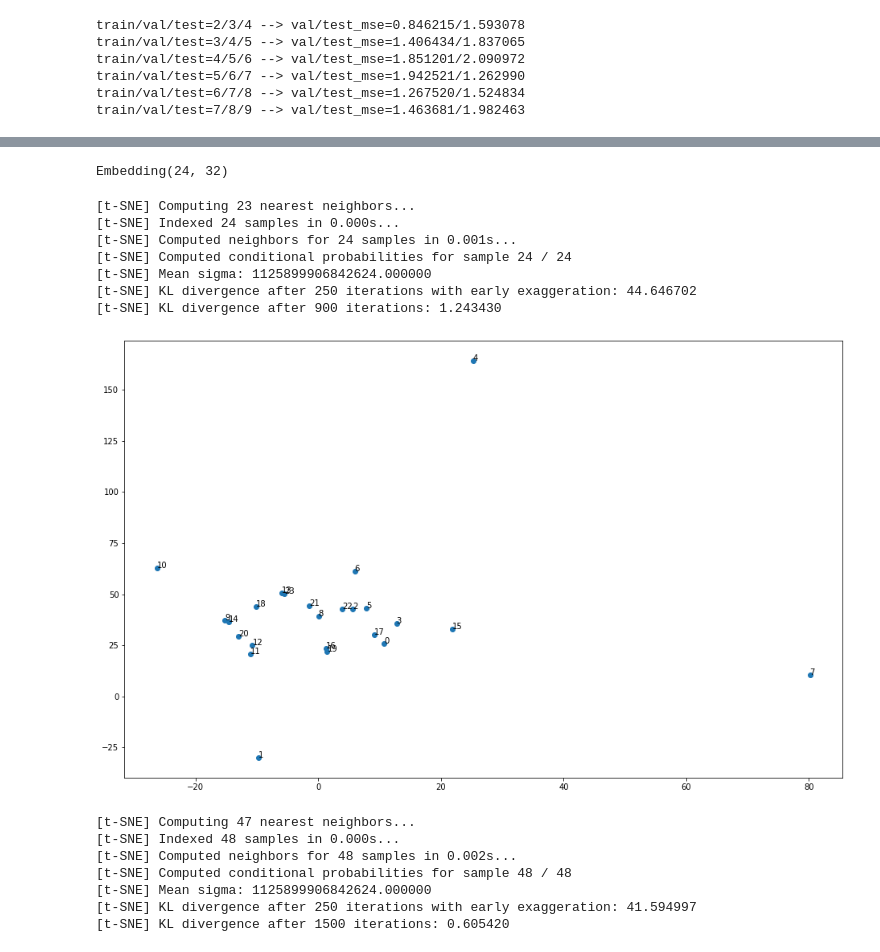
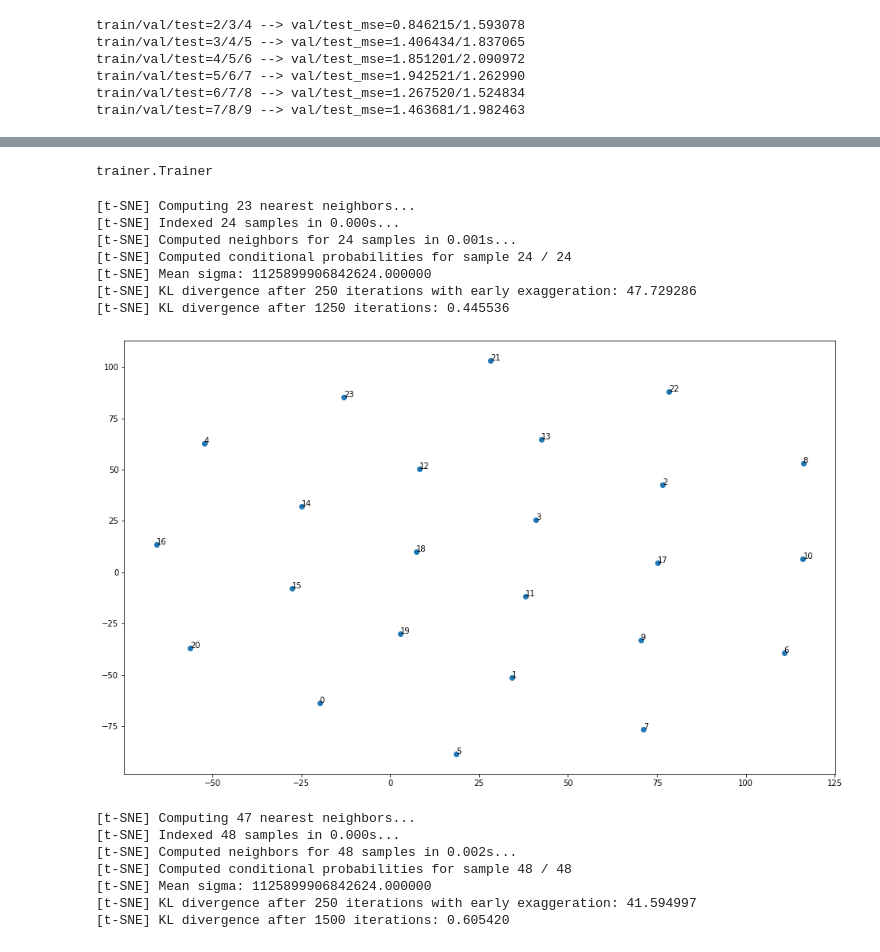
Before and after one commit to DaehanKim/bss_demand_prediction, a Jupyter notebook: dh.ipynb, the cells around one changed output, grey strips where cells are left out. Cells and saved outputs as stored; diff of their text form; code cells hidden in the pictures.

Commit message:
Add demand plot

```diff
--- a/dh.ipynb
+++ b/dh.ipynb
@@ -58,7 +38,14 @@ model_8_2(
-# %%
-m.hour_embedding
-# %% [output]
-Embedding(24, 32)
+# %%
+for i in (2,):
+    model = models[0]
+    ld = Model7Dataloader(month=i, batch_size = 100)
+    adam = torch.optim.Adam(model.parameters(), lr=3e-4)
+    es = EarlyStopping(patience=50)
+    tr = Trainer(model=model, dataloader = ld, early_stopper = es, optimizer = adam)
+# %%
+Trainer
+# %% [output]
+trainer.Trainer
 # %%
 from sklearn.manifold import TSNE
 %matplotlib inline
@@ -76,19 +63,32 @@ def plot(arr):
     for i in range(len(x)):
         ax.annotate(str(i), (x[i], y[i]))
     return tsne_results
-# %%
-arr = m.hour_embedding(torch.LongTensor([float(i) for i in range(24)]).cuda())
-arr = arr.cpu().detach().numpy()
-tnse_res = plot(arr)
-# %% [output]
-[t-SNE] Computing 23 nearest neighbors...
-[t-SNE] Indexed 24 samples in 0.000s...
-[t-SNE] Computed neighbors for 24 samples in 0.001s...
-[t-SNE] Computed conditional probabilities for sample 24 / 24
-[t-SNE] Mean sigma: 1125899906842624.000000
-[t-SNE] KL divergence after 250 iterations with early exaggeration: 44.646702
-[t-SNE] KL divergence after 900 iterations: 1.243430
-[figure, removed]
+# %%
+def plot(arr):
+    tsne = TSNE(n_components=2, verbose=1, perplexity=40000, n_iter=30000)
+    tsne_results = tsne.fit_transform(arr)
+    tr = tsne_results.transpose()
+    x = tr[0]
+    y = tr[1]
+    fig, ax = plt.subplots()
+    fig.set_size_inches(16,10)
+    ax.scatter(x=x, y=y)
+    for i in range(len(x)):
+        ax.annotate(str(i), (x[i], y[i]))
+    return tsne_results
+
+arr = m.hour_embedding(torch.LongTensor([float(i) for i in range(24)]).cuda())
+arr = arr.cpu().detach().numpy()
+tnse_res = plot(arr)
+# %% [output]
+[t-SNE] Computing 23 nearest neighbors...
+[t-SNE] Indexed 24 samples in 0.000s...
+[t-SNE] Computed neighbors for 24 samples in 0.001s...
+[t-SNE] Computed conditional probabilities for sample 24 / 24
+[t-SNE] Mean sigma: 1125899906842624.000000
+[t-SNE] KL divergence after 250 iterations with early exaggeration: 47.729286
+[t-SNE] KL divergence after 1250 iterations: 0.445536
+[figure, added]
 # %%
 h_arr = m.hour_embedding(torch.LongTensor([float(i) for i in range(24)]).cuda()).cpu().detach().numpy()
 d_arr = m.day_embedding(torch.LongTensor([float(i) for i in range(2)]).cuda()).cpu().detach().numpy()
```
Also changed, not shown: parts of 2 cells of this notebook, 1 other file.
